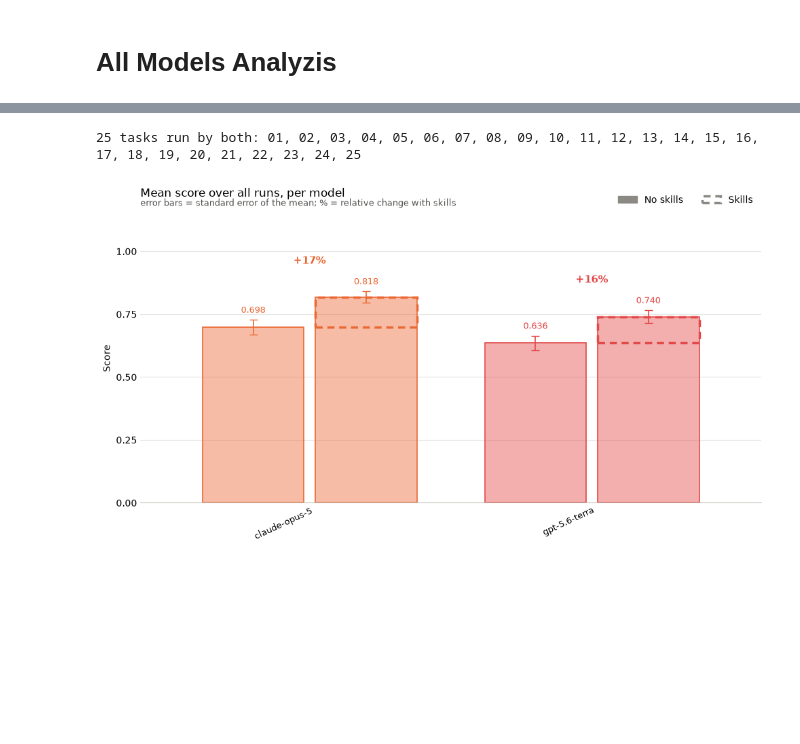
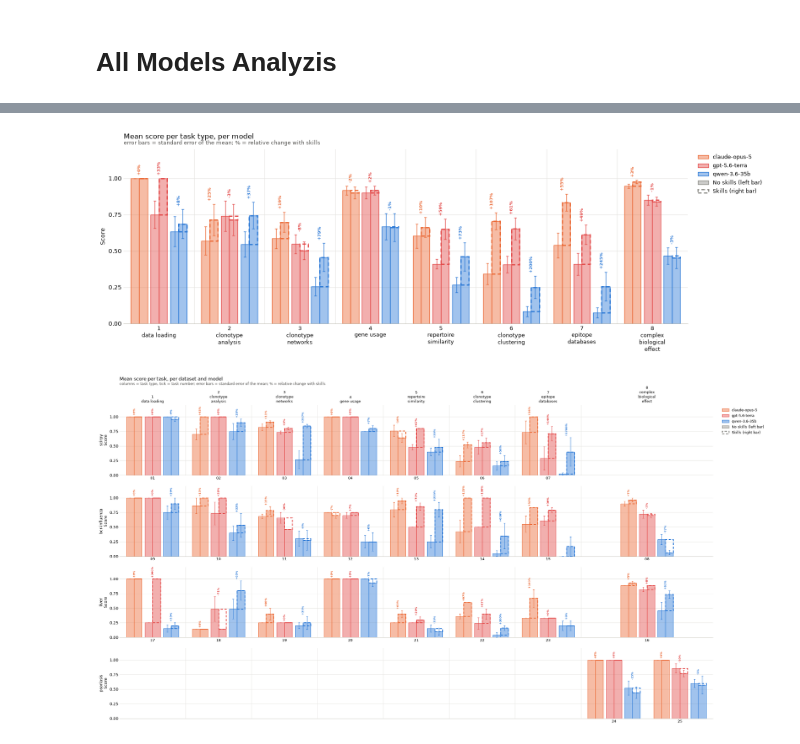
Before and after one commit to ALEGATOR1209/immunogenomics-agent, a Jupyter notebook: analysis/all_models.ipynb, the cells around one changed output, grey strips where cells are left out. Drawn from its saved outputs; the diff is of its cells as text; code cells hidden in the pictures; blank space fills up the shorter version.

```diff
--- a/analysis/all_models.ipynb
+++ b/analysis/all_models.ipynb
@@ -85,15 +85,23 @@ plt.show()
-# %%
-top_models = drop_sparse_tasks(
-  benchmarks[benchmarks["benchmark"].isin(["gpt-5.6-terra", "claude-opus-5"])], min_runs=3
-)
-common_tasks = set.intersection(*top_models.groupby("benchmark")["task"].apply(set))
-top_models = top_models[top_models["task"].isin(common_tasks)]
-print(f"{len(common_tasks)} tasks run by both: {', '.join(sorted(t.split('-')[0] for t in common_tasks))}")
-
-fig, ax = plt.subplots(figsize=(10, 5.5))
-total_top_models = plot_total_score(top_models, by="benchmark", ax=ax)
-fig.tight_layout()
-plt.show()
-# %% [output]
-25 tasks run by both: 01, 02, 03, 04, 05, 06, 07, 08, 09, 10, 11, 12, 13, 14, 15, 16, 17, 18, 19, 20, 21, 22, 23, 24, 25
-[figure, removed]
+# %%
+top_models = drop_sparse_tasks(
+  benchmarks[benchmarks["benchmark"].isin(["gpt-5.6-terra", "claude-opus-5", "qwen-3.6-35b"])], min_runs=3
+)
+common_tasks = set.intersection(*top_models.groupby("benchmark")["task"].apply(set))
+top_models = top_models[top_models["task"].isin(common_tasks)]
+
+from benchmark_lib import plot_total_score_by_task_type
+
+fig, ax = plt.subplots(figsize=(16, 5.5))
+top_models_by_task_type = plot_total_score_by_task_type(top_models, by="benchmark", ax=ax)
+fig.tight_layout()
+plt.show()
+# %% [output]
+[figure, added]
+# %%
+from benchmark_lib import plot_total_score_by_kit
+
+top_models_by_kit = plot_total_score_by_kit(top_models, by="benchmark")
+plt.tight_layout()
+plt.show()
+# %% [output]
+[figure, added]
```
Also changed, not shown: parts of 5 cells of this notebook, 15 other files.
